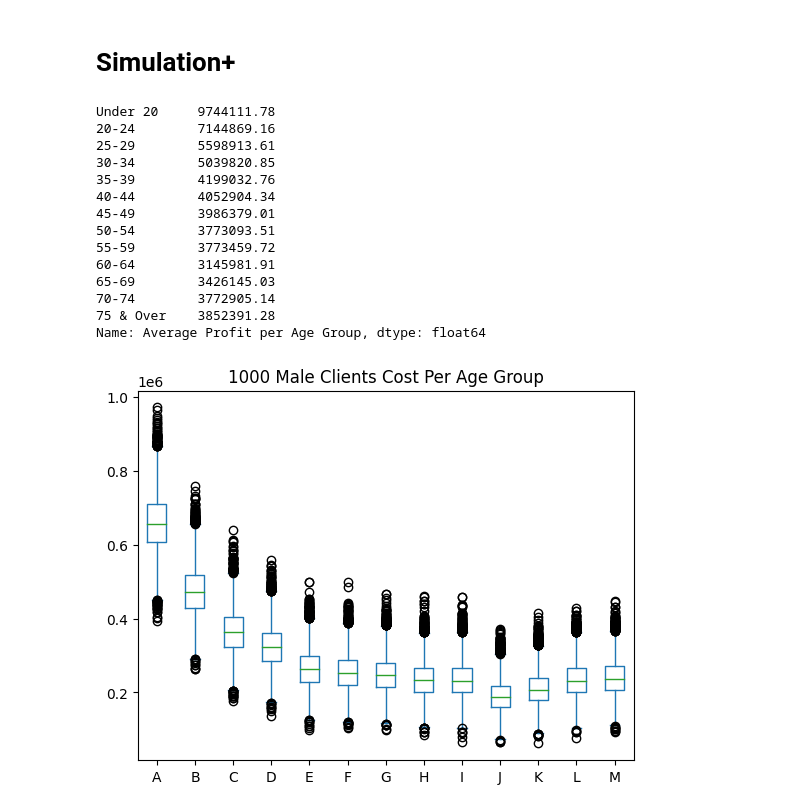
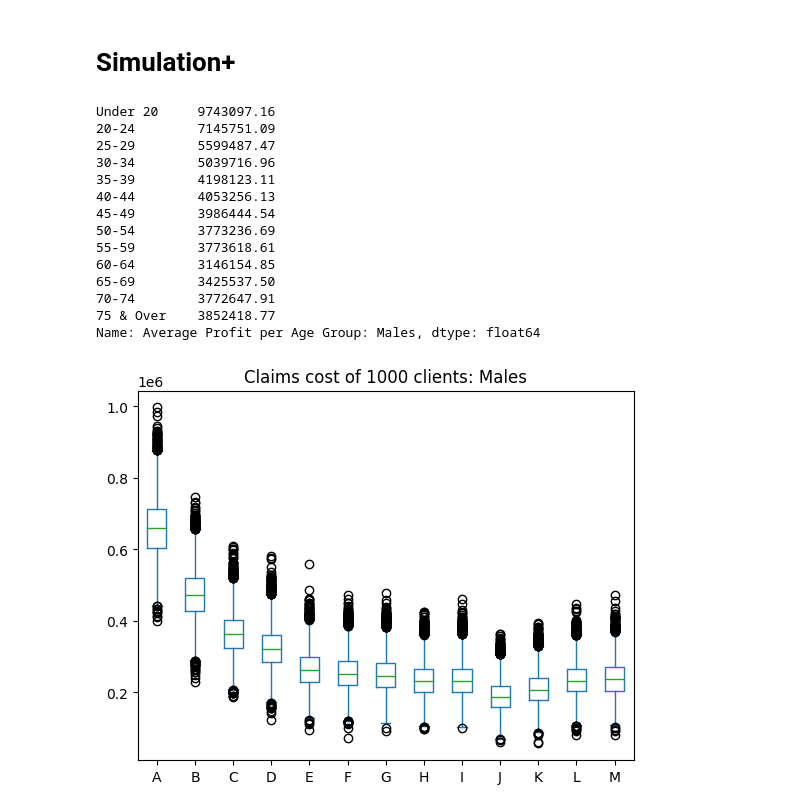
Before and after one commit to RayhanM17/DATA-SCIENCE-NOTEBOOKS, a Jupyter notebook: JN/auto-insurance.ipynb, the cells around one changed output. Saved outputs shown, nothing was run; the diff lists cells and outputs as text; code cells hidden in the pictures.

Commit message:
average profitv2

```diff
--- a/JN/auto-insurance.ipynb
+++ b/JN/auto-insurance.ipynb
@@ -188,11 +188,14 @@ bin_pdf(df.FemaleAR/1000, df.index, 'Females Car Accident Simulation')
 # %%
 def year_claims_cost(accidentR, grossP, category):
     index = list('ABCDEFGHIJKLM')
-    sim_data = pd.DataFrame({})
+    sim_data = pd.DataFrame(
+        {},
+        columns = list('ABCDEFGHIJKLM'),
+    )
     avg_profit = pd.Series(
         np.zeros(13),
         index = df.index,
-        name = 'Average Profit per Age Group'
+        name = 'Average Profit per Age Group: ' + category
     )
     for i in range(0, 13):
         # accident cost simulation
@@ -202,29 +205,29 @@ def year_claims_cost(accidentR, grossP, category):
         sim_cost = np.zeros(10000)
         for x in range(0, 10000):
             sim_cost[x] = np.random.gamma(1, 1/0.0002, accident_sim[x]).sum().round(2)
-        sim_data[index[i]] = sim_cost
+        sim_data[sim_data.columns[i]] = sim_cost
         # Probability of making profit
         avg_profit[i] = (grossP[i]*12000 - sim_cost).mean().round(2)
-    sim_data.plot.box(title = category)
+    sim_data.plot.box(title = 'Claims cost of 1000 clients: ' + category)
     return avg_profit
 # %%
-year_claims_cost(df.MaleAR/1000, df.MaleGP, '1000 Male Clients Cost Per Age Group')
+year_claims_cost(df.MaleAR/1000, df.MaleGP, 'Males')
 # %% [output]
-Under 20     9744111.78
-20-24        7144869.16
-25-29        5598913.61
-30-34        5039820.85
-35-39        4199032.76
-40-44        4052904.34
-45-49        3986379.01
-50-54        3773093.51
-55-59        3773459.72
-60-64        3145981.91
-65-69        3426145.03
-70-74        3772905.14
-75 & Over    3852391.28
-Name: Average Profit per Age Group, dtype: float64
+Under 20     9743097.16
+20-24        7145751.09
+25-29        5599487.47
+30-34        5039716.96
+35-39        4198123.11
+40-44        4053256.13
+45-49        3986444.54
+50-54        3773236.69
+55-59        3773618.61
+60-64        3146154.85
+65-69        3425537.50
+70-74        3772647.91
+75 & Over    3852418.77
+Name: Average Profit per Age Group: Males, dtype: float64
-[figure, old version]
+[figure, new version]
 # %%
 year_claims_cost(df.FemaleAR/1000, df.FemaleGP, '1000 Female Clients Cost Per Age Group')
 # %% [output]
```
